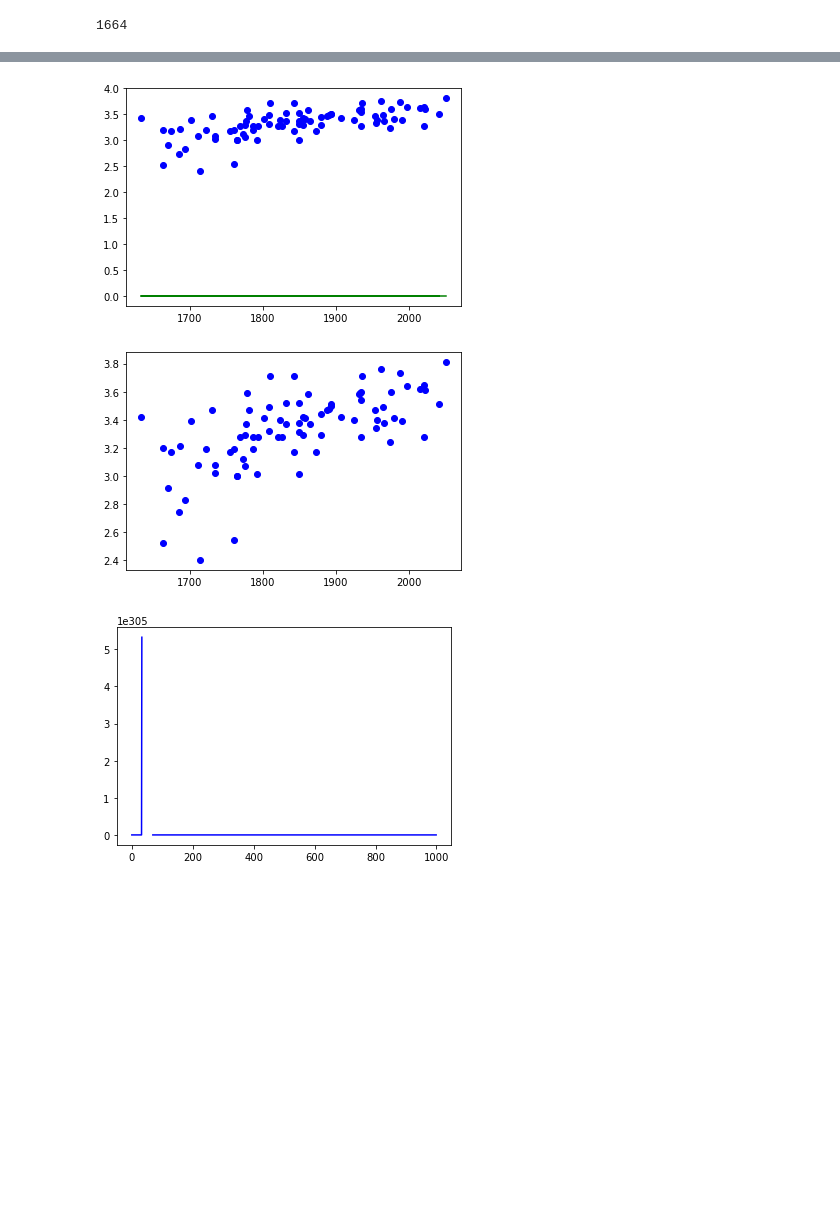
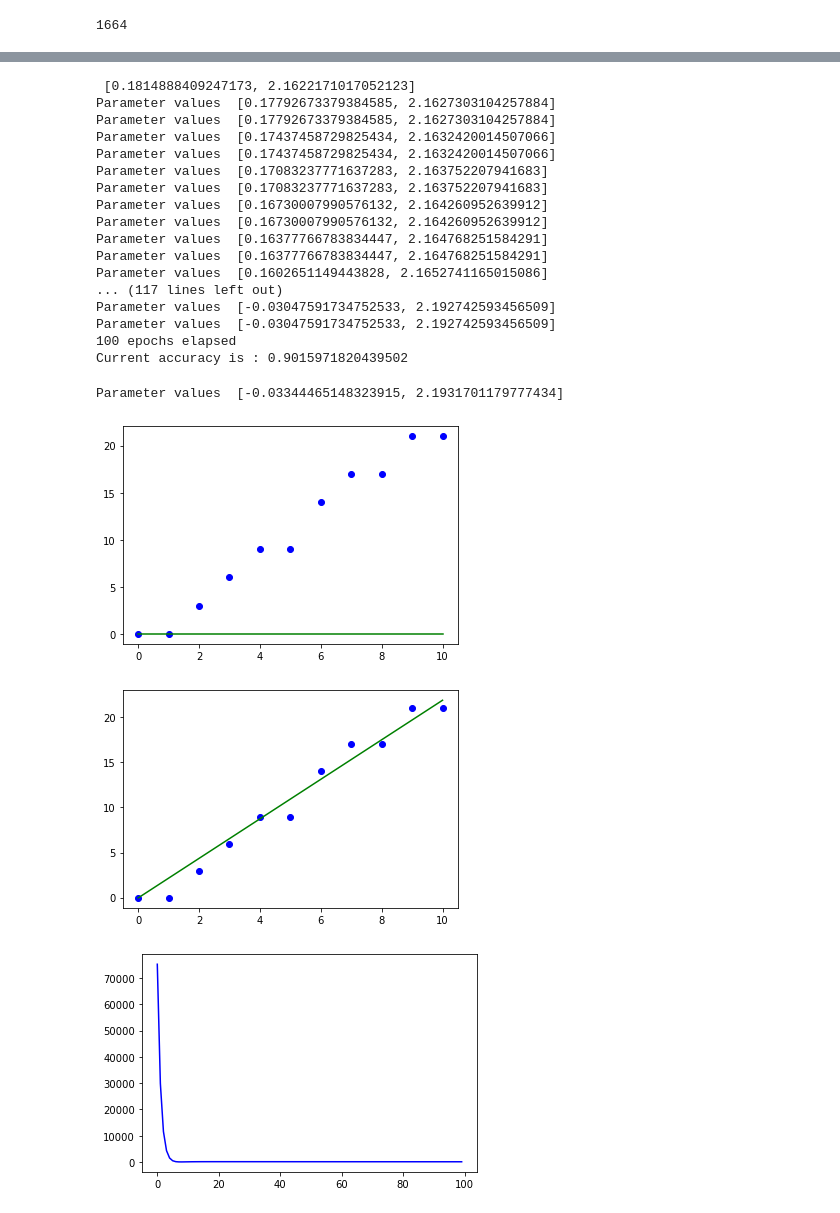
Before and after one commit to Ali-Rizvi-1/Gradient-Descent, a Jupyter notebook: main.ipynb, the cells around one changed output, grey strips where cells are left out. Saved outputs shown, nothing was run; the diff lists cells and outputs as text; code cells hidden in the pictures; blank space fills up the shorter version.

```diff
--- a/main.ipynb
+++ b/main.ipynb
@@ -40,6 +40,7 @@ x[1]
 # %% [output]
 1664
 # %%
+import random
 def gradient_descent(x,y):
     result = []
     m = 0
@@ -79,10 +80,12 @@ def gradient_descent(x,y):
     return min(result, key=lambda x: x[0])
 
     # return [m,c]
+
 X = np.array([i for i in range(11)])
 Y = np.array([2*i for i in range(11)])
-for i in range(1,len(Y),3):
-    Y[i] = Y[i]*1.2
+for i in range(1,len(Y)):
+    Y[i] = Y[i] + random.randint(-2, 3)
+
 ans = gradient_descent(X,Y)
 print(ans)
 plt.scatter(X,Y)
@@ -118,6 +121,7 @@ class Linear_Regression:
 		Y_pred = np.array([])
 		if not X: X = self.X
 		b = self.b
+		print("Parameter values ",b)
 		for x in X:
 			Y_pred = np.append(Y_pred, b[0] + (b[1] * x))
 
@@ -149,6 +153,9 @@ class Linear_Regression:
 def main():
 	X = np.array([i for i in range(11)])
 	Y = np.array([2*i for i in range(11)])
+
+	for i in range(1,len(Y)):
+		Y[i] = Y[i] + random.randint(-2, 3)
 
 	regressor = Linear_Regression(X, Y)
 
@@ -215,3 +219,21 @@ Current accuracy is : nan
+ [0.1814888409247173, 2.1622171017052123]
+Parameter values  [0.17792673379384585, 2.1627303104257884]
+Parameter values  [0.17792673379384585, 2.1627303104257884]
+Parameter values  [0.17437458729825434, 2.1632420014507066]
+Parameter values  [0.17437458729825434, 2.1632420014507066]
+Parameter values  [0.17083237771637283, 2.163752207941683]
+Parameter values  [0.17083237771637283, 2.163752207941683]
+Parameter values  [0.16730007990576132, 2.164260952639912]
+Parameter values  [0.16730007990576132, 2.164260952639912]
+Parameter values  [0.16377766783834447, 2.164768251584291]
+Parameter values  [0.16377766783834447, 2.164768251584291]
+Parameter values  [0.1602651149443828, 2.1652741165015086]
+... (117 lines left out)
+Parameter values  [-0.03047591734752533, 2.192742593456509]
+Parameter values  [-0.03047591734752533, 2.192742593456509]
+100 epochs elapsed
+Current accuracy is : 0.9015971820439502
+Parameter values  [-0.03344465148323915, 2.1931701179777434]
-[figure, old version]
+[figure, new version]
-[figure, old version]
+[figure, new version]
-[figure, old version]
+[figure, new version]
```
Also changed, not shown: parts of 2 cells of this notebook.
